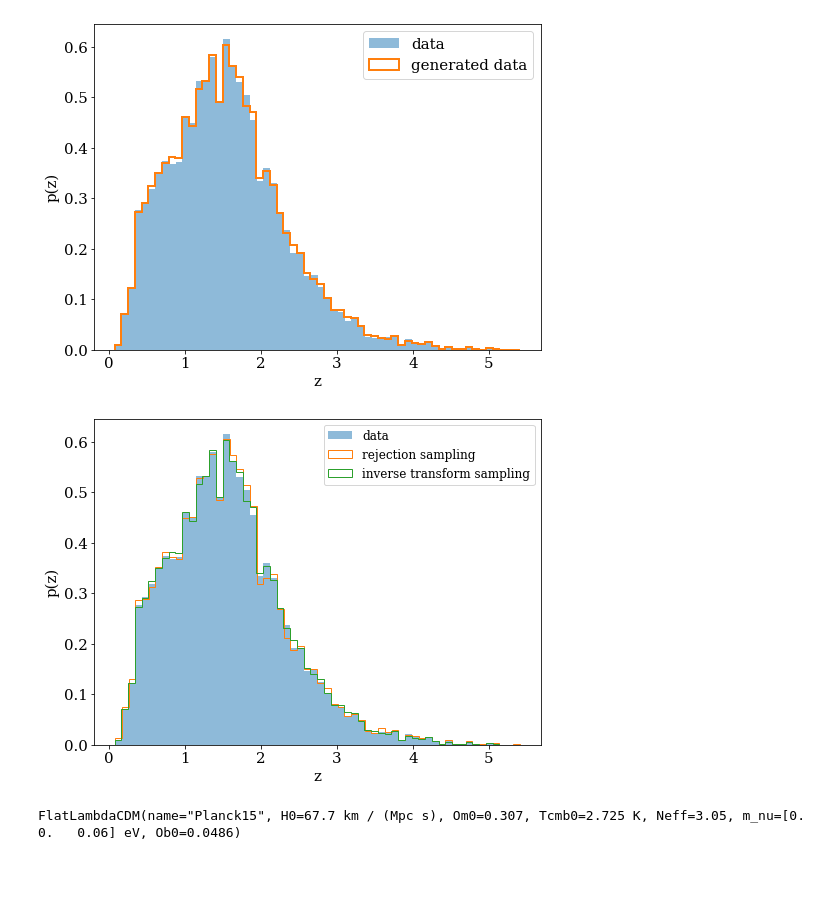
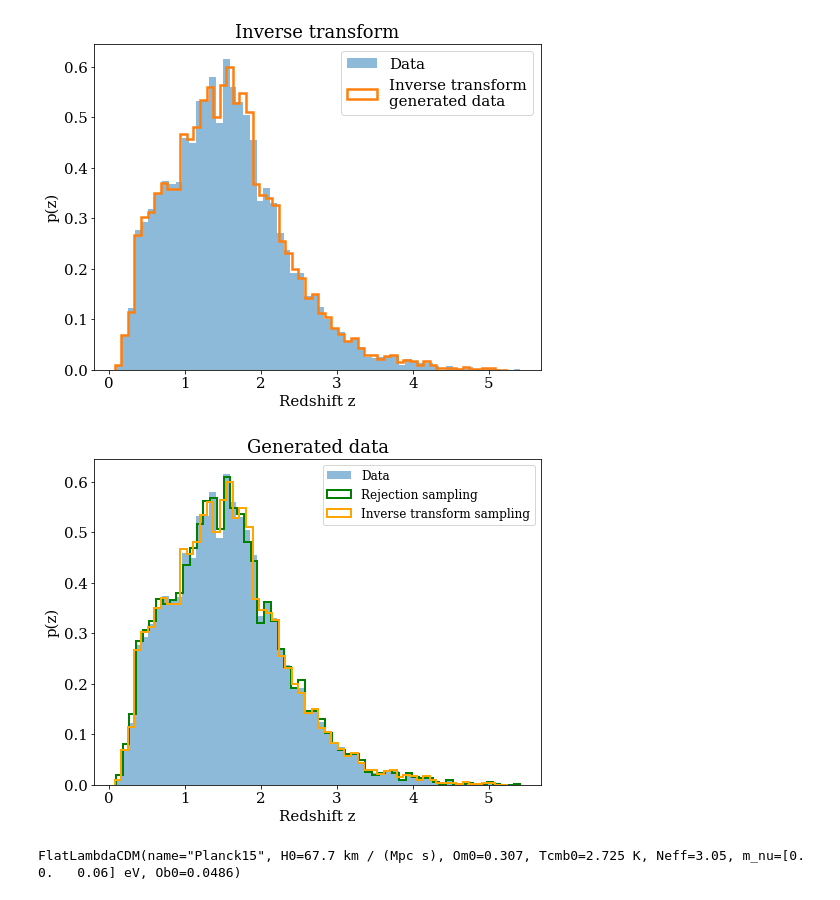
Before and after one commit to Alexpedro130/astrostatistics_bicocca_2023, a Jupyter notebook: working/cloning_quasar.ipynb, the cells around one changed output. Saved outputs shown, nothing was run; the diff lists cells and outputs as text; code cells hidden in the pictures; blank space fills up the shorter version.

```diff
--- a/working/cloning_quasar.ipynb
+++ b/working/cloning_quasar.ipynb
@@ -88,30 +90,32 @@ plt.show()
 # %%
 #generate N random number from a uniform distribution between 0 and 1
 u = np.random.uniform(0,1,N)
 
 #and put into the inverse function
 cloned_distr = H_inv(u)
 
 #plot the cloned distribution
-plt.hist(z, density=True, bins=N_bins, alpha=0.5, label='data')
-plt.hist(cloned_distr, density=True, bins=N_bins, histtype='step', label='generated data', lw=2)
+plt.hist(z, density=True, bins=N_bins, alpha=0.5, label='Data')
+plt.hist(cloned_distr, density=True, bins=N_bins, histtype='step', label='Inverse transform\ngenerated data', lw=2.5)
 plt.legend()
-plt.xlabel('z')
+plt.xlabel('Redshift z')
 plt.ylabel('p(z)')
+plt.title('Inverse transform')
 plt.show()
 # %% [output]
-[figure, old version]
+[figure, new version]
 # %%
 #compare the three results
-plt.hist(z, bins=N_bins, density=True, alpha=0.5, label='data');
-plt.hist(good_x, bins=N_bins, histtype='step', density=True, label='rejection sampling')
-plt.hist(cloned_distr, bins=N_bins, histtype='step', density=True, label='inverse transform sampling')
+plt.hist(z, bins=N_bins, density=True, alpha=0.5, label='Data');
+plt.hist(good_x, bins=N_bins, histtype='step', density=True, label='Rejection sampling', lw=2, color='green')
+plt.hist(cloned_distr, bins=N_bins, histtype='step', density=True, label='Inverse transform sampling', lw=2, color='orange')
 plt.legend(fontsize=12)
-plt.xlabel('z')
+plt.xlabel('Redshift z')
 plt.ylabel('p(z)')
+plt.title('Generated data')
 plt.show()
 # %% [output]
-[figure, old version]
+[figure, new version]
 # %%
 import astropy
 astropy.cosmology.Planck15
```
Also changed, not shown: parts of 4 cells of this notebook.
